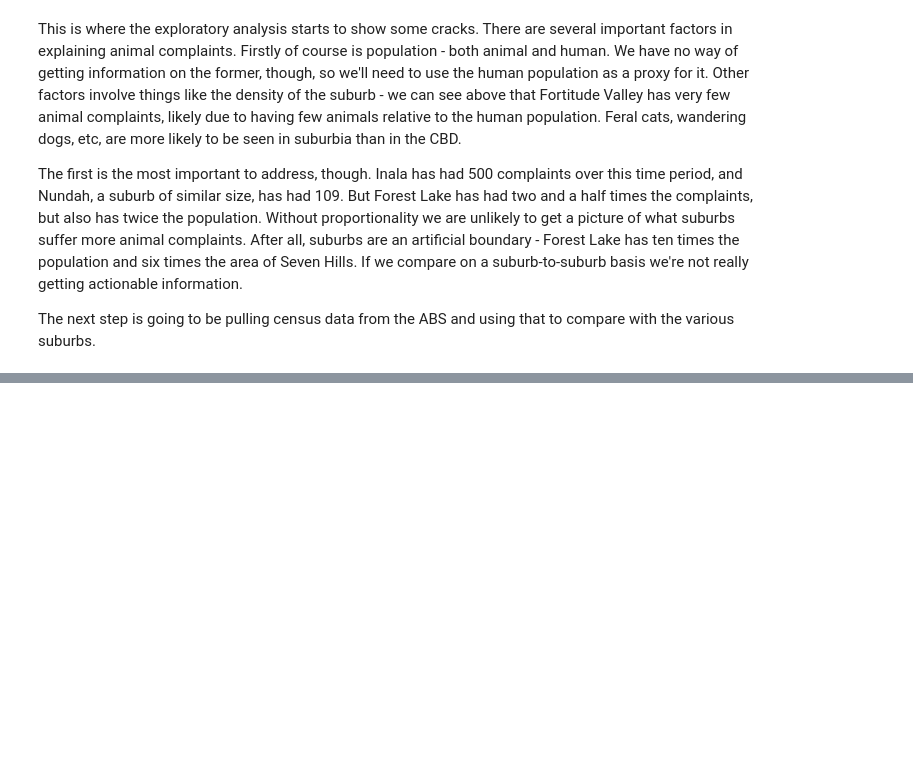
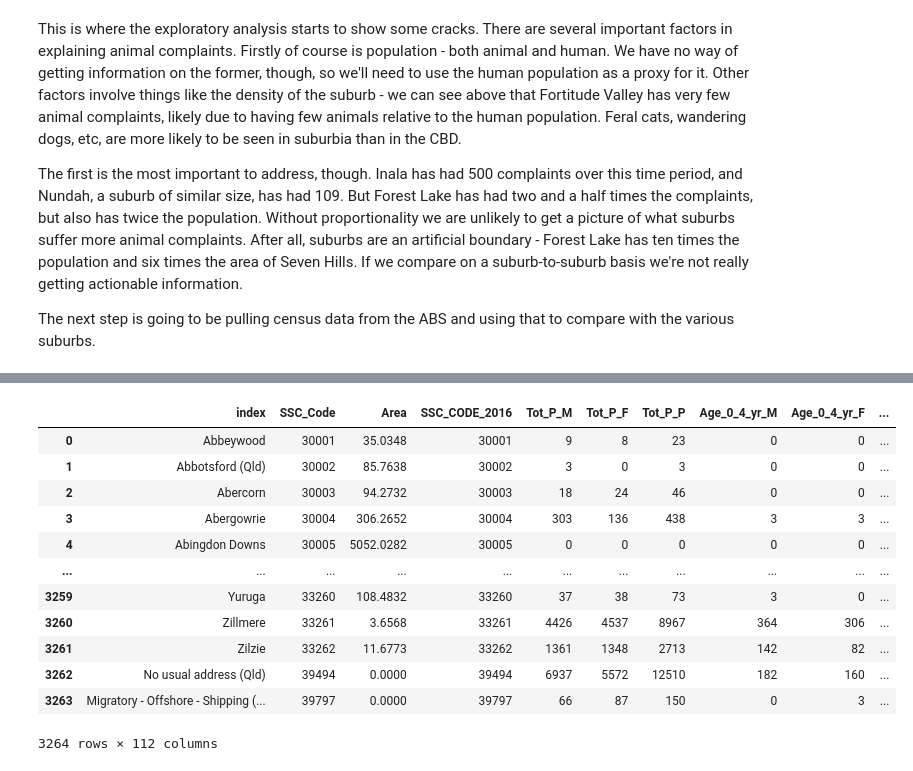
Before and after one commit to jkwaser/animal-complaints, a Jupyter notebook: AnimalComplaints.ipynb, the cells around one changed output, grey strips where cells are left out. Cells and saved outputs as stored; diff of their text form; code cells hidden in the pictures; blank space fills up the shorter version.

```diff
--- a/AnimalComplaints.ipynb
+++ b/AnimalComplaints.ipynb
@@ -147,0 +218,6 @@ The next step is going to be pulling census data from the ABS and using that to
+# %%
+# Sorting by SSC_Code to make this line up with the census data.
+codes_area = pd.concat([ssc_series, area_series], axis=1)
+codes_area = codes_area.rename(columns={0: 'SSC_Code', 1: 'Area'})
+codes_area = codes_area.sort_values(by=['SSC_Code'])
+codes_area = codes_area.reset_index()
@@ -148,2 +241,4 @@ The next step is going to be pulling census data from the ABS and using that to
+# %%
+codes_area = codes_area.rename(columns={'index': 'Suburb'})
 # %%
 # %% [output]
@@ -196,0 +259,2 @@ The next step is going to be pulling census data from the ABS and using that to
+# %%
+census_16["SSC_CODE_2016"] = census_16["SSC_CODE_2016"].str.replace('SSC','')
@@ -196,0 +277,18 @@ The next step is going to be pulling census data from the ABS and using that to
+# %%
+area_suburb_census = pd.merge(left=codes_area, right = census_16, left_index=True, right_index=True)
+# %%
+area_suburb_census
+# %% [output]
+|  | index | SSC_Code | Area | SSC_CODE_2016 | Tot_P_M | Tot_P_F | Tot_P_P | Age_0_4_yr_M | Age_0_4_yr_F | ... |
+| 0 | Abbeywood | 30001 | 35.0348 | 30001 | 9 | 8 | 23 | 0 | 0 | ... |
+| 1 | Abbotsford (Qld) | 30002 | 85.7638 | 30002 | 3 | 0 | 3 | 0 | 0 | ... |
+| 2 | Abercorn | 30003 | 94.2732 | 30003 | 18 | 24 | 46 | 0 | 0 | ... |
+| 3 | Abergowrie | 30004 | 306.2652 | 30004 | 303 | 136 | 438 | 3 | 3 | ... |
+| 4 | Abingdon Downs | 30005 | 5052.0282 | 30005 | 0 | 0 | 0 | 0 | 0 | ... |
+| ... | ... | ... | ... | ... | ... | ... | ... | ... | ... | ... |
+| 3259 | Yuruga | 33260 | 108.4832 | 33260 | 37 | 38 | 73 | 3 | 0 | ... |
+| 3260 | Zillmere | 33261 | 3.6568 | 33261 | 4426 | 4537 | 8967 | 364 | 306 | ... |
+| 3261 | Zilzie | 33262 | 11.6773 | 33262 | 1361 | 1348 | 2713 | 142 | 82 | ... |
+| 3262 | No usual address (Qld) | 39494 | 0.0000 | 39494 | 6937 | 5572 | 12510 | 182 | 160 | ... |
+| 3263 | Migratory - Offshore - Shipping (... | 39797 | 0.0000 | 39797 | 66 | 87 | 150 | 0 | 3 | ... |
+3264 rows × 112 columns
```
Also changed, not shown: parts of 24 cells of this notebook, 1 other file.
